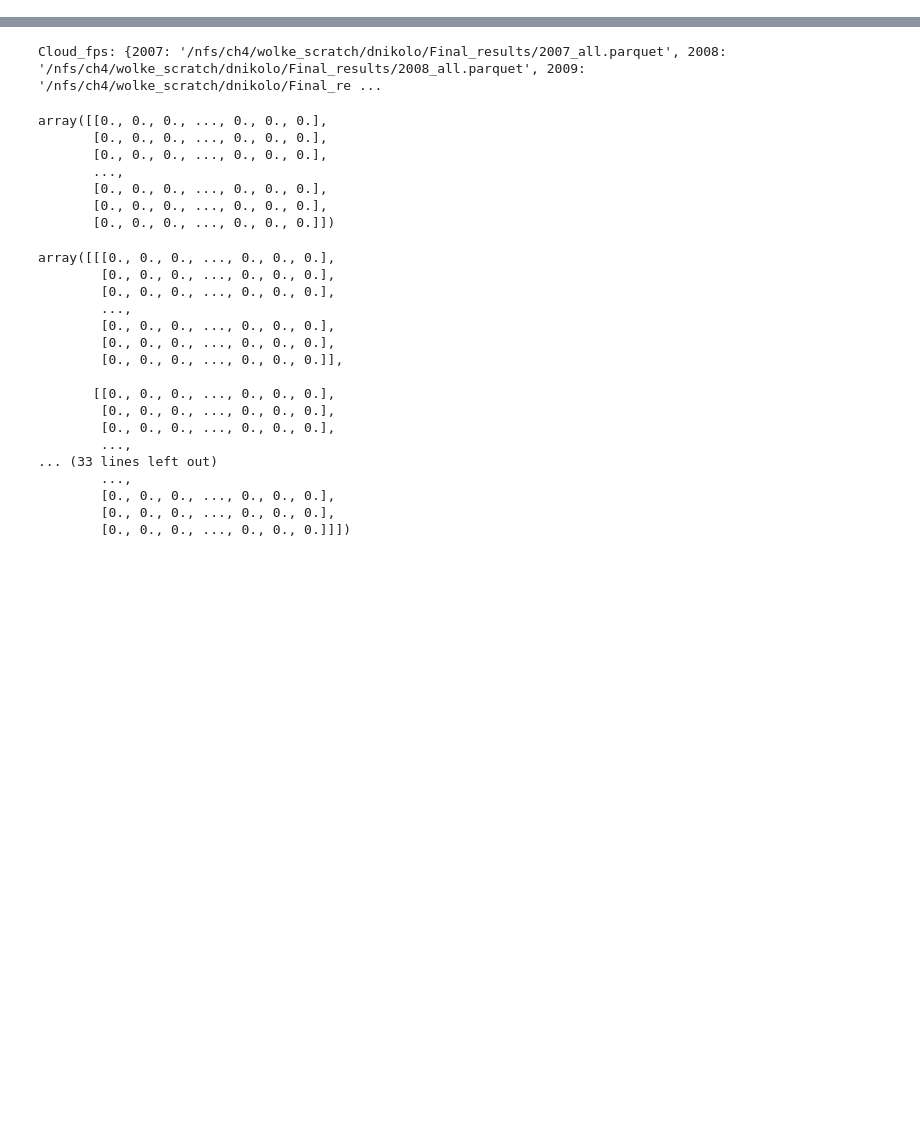
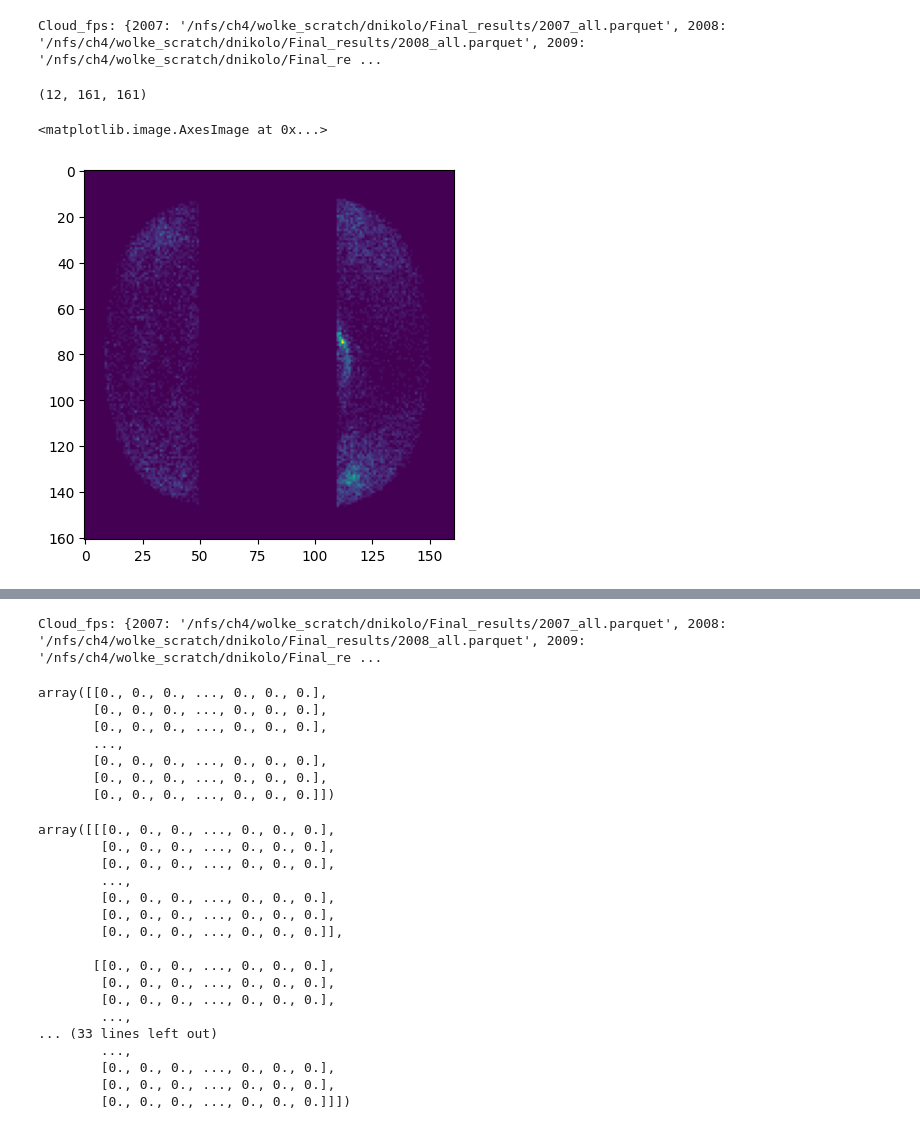
Before and after one commit to DragomirNikolov/Glaciation_time_estimator, a Jupyter notebook: Result_analysis/Publication_figures/Multiyear_analysis/Multiyear_map_data.ipynb, the cells around one changed output, grey strips where cells are left out. Saved outputs shown, nothing was run; the diff lists cells and outputs as text; code cells hidden in the pictures; blank space fills up the shorter version.

```diff
--- a/Result_analysis/Publication_figures/Multiyear_analysis/Multiyear_map_data.ipynb
+++ b/Result_analysis/Publication_figures/Multiyear_analysis/Multiyear_map_data.ipynb
@@ -6,3 +7,9 @@ from glaciation_time_estimator.auxiliary_func.chunking_data import ChunkLoader
+# %%
+config = read_config(
+   '/wolke_scratch/dnikolo/Glaciation_time_estimator/configs/map_generation/map_gen_config.yaml')
+analyze_year=True
+years = [year for year in range(2007, 2017)]
+glac_threshold=0.4
 # %%
 def extract_heatmap(dfs):
     cloud_df , _ , _ = dfs
@@ -16,9 +23,3 @@ def extract_heatmap(dfs):
         bins=[lon_bins, lat_bins]
     )
     return heatmap
-# %%
-config = read_config(
-   '/cluster/work/climate/dnikolo/n2o/Glaciation_time_estimator/configs/map_generation/map_gen_config.yaml')
-analyze_year=True
-years = [year for year in range(2007, 2017)]
-glac_threshold=0.4
@@ -24,0 +673,15 @@ glac_threshold=0.4
+# %%
+dataset = ChunkLoader(years,config=config, load_init_chunk=True)
+# %% [output]
+Cloud_fps: {2007: '/nfs/ch4/wolke_scratch/dnikolo/Final_results/2007_all.parquet', 2008: '/nfs/ch4/wolke_scratch/dnikolo/Final_results/2008_all.parquet', 2009: '/nfs/ch4/wolke_scratch/dnikolo/Final_re ...
+# %%
+result = extract_glac_heatmap_by_temp((None, dataset.glac_chunk , None))
+# %%
+result[0].shape
+# %% [output]
+(12, 161, 161)
+# %%
+plt.imshow(result[-12])
+# %% [output]
+<matplotlib.image.AxesImage at 0x...>
+[figure, added]
```
Also changed, not shown: parts of 30 cells of this notebook, 7 other files.
